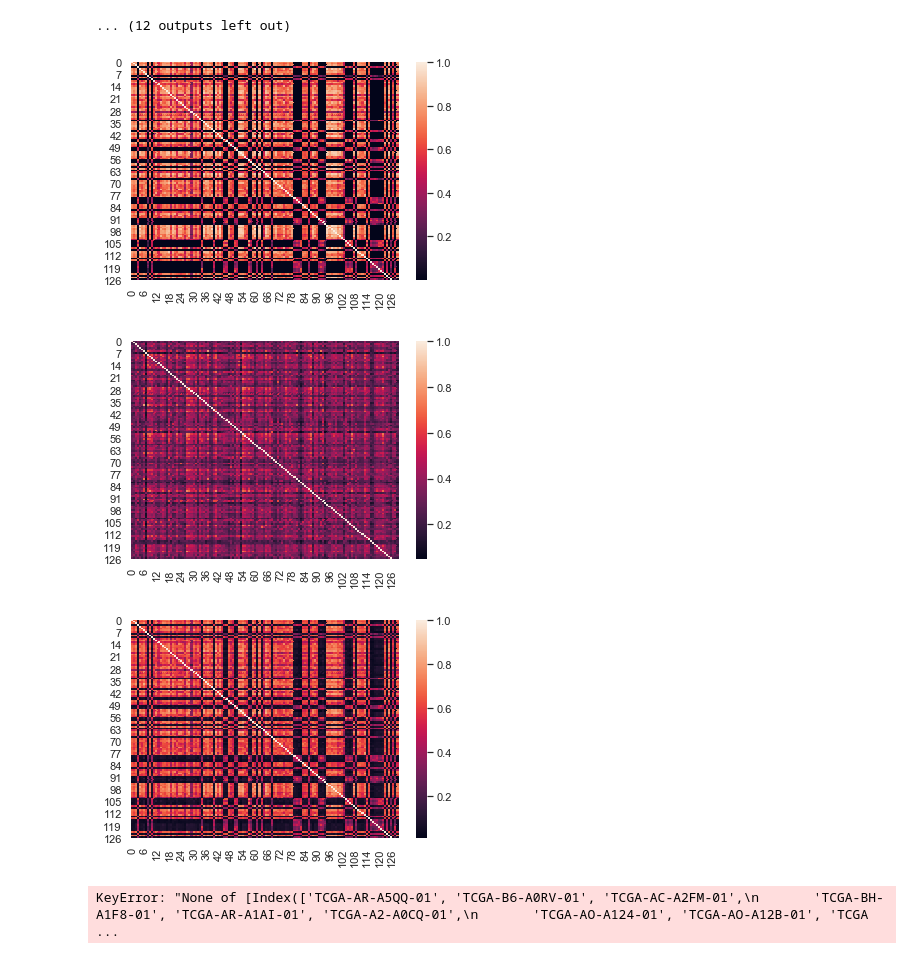
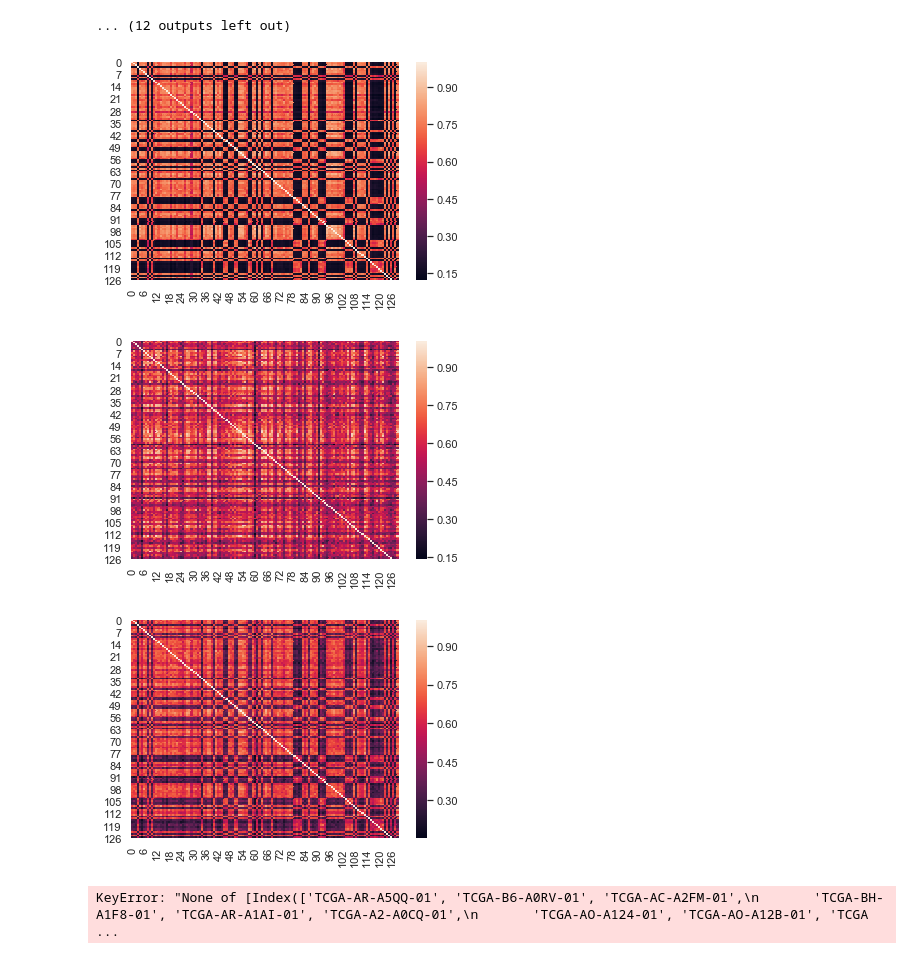
Before and after one commit to TomasSuarezL/oss-stage-2019, a Jupyter notebook: Multiomic Dataset/Multiomic_Results.ipynb, the cells around one changed output. Saved outputs shown, nothing was run; the diff lists cells and outputs as text; code cells hidden in the pictures.

```diff
--- a/Multiomic Dataset/Multiomic_Results.ipynb
+++ b/Multiomic Dataset/Multiomic_Results.ipynb
@@ -441,23 +441,23 @@ PCA on single-modal explained variance ratio: 0.3599439255582132
 [figure]
 ... (12 outputs left out)
 # %%
-from sklearn.metrics.pairwise import rbf_kernel
+from sklearn.metrics.pairwise import rbf_kernel, laplacian_kernel, polynomial_kernel
 # Apply rbf kernel to divided datasets
-K1 = rbf_kernel(X=X_train_first_sorted, gamma=0.004)
-K2 = rbf_kernel(X=X_train_second_sorted, gamma=0.004)
+K1 = laplacian_kernel(X=X_train_first_sorted, gamma=0.0008)
+K2 = rbf_kernel(X=X_train_second_sorted, gamma=0.002)
 
-Ktot = 0.8*K1 + (1-0.8)*K2
+Ktot = 0.6*K1 + (1-0.6)*K2
 
 ax = sns.heatmap(K1)
 plt.show()
 ax = sns.heatmap(K2)
 plt.show()
 ax = sns.heatmap(Ktot)
 plt.show()
 # %% [output]
-[figure, old version]
+[figure, new version]
-[figure, old version]
+[figure, new version]
-[figure, old version]
+[figure, new version]
 # %%
 X_train_first_norm[y_train[y_train == 0].index]
 # %% [output]
```
Also changed, not shown: parts of 1 cell of this notebook, 1 other file.
